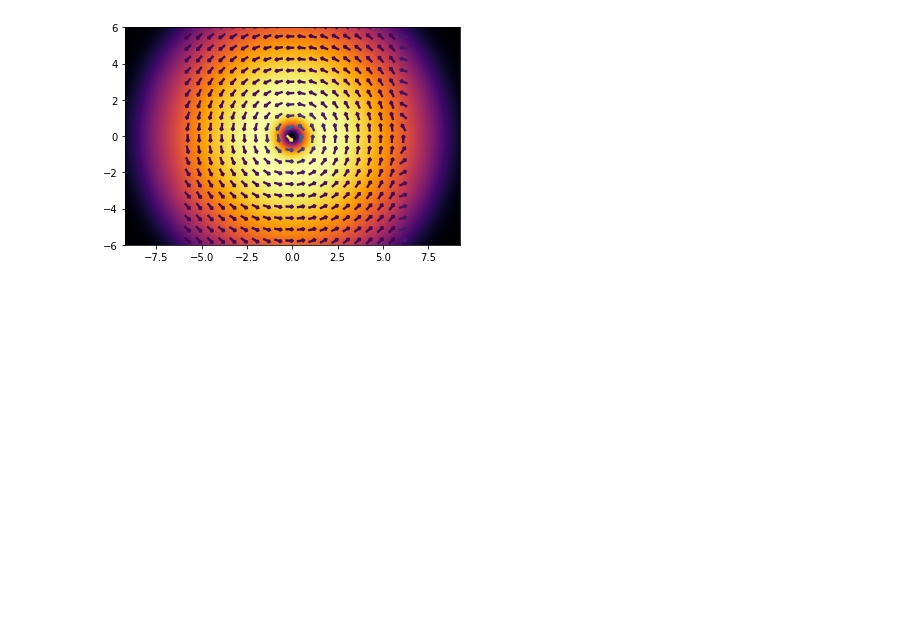
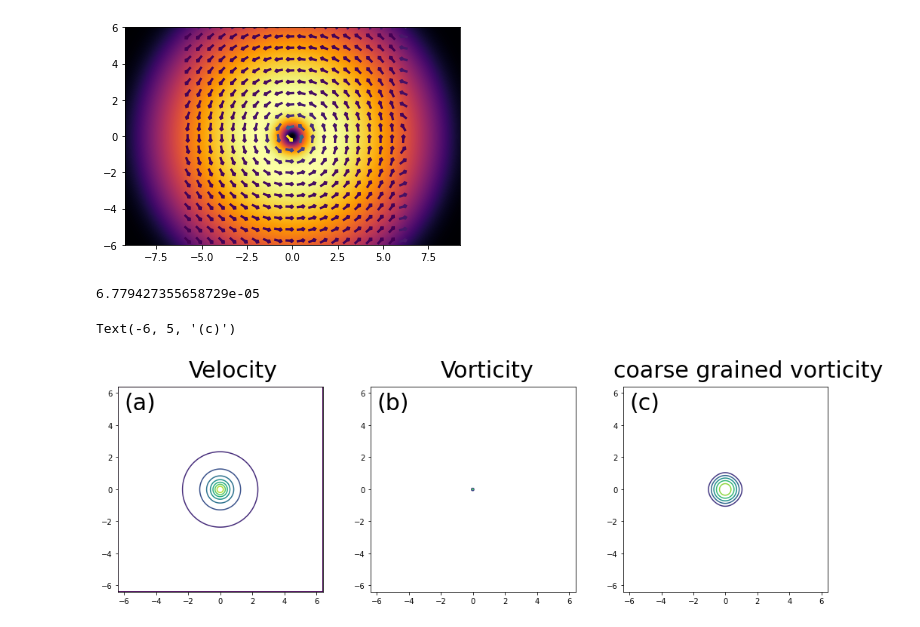
Before and after one commit to kishor1982/velocity_field, a Jupyter notebook: spin_current.ipynb, the cells around one changed output. Saved outputs shown, nothing was run; the diff lists cells and outputs as text; code cells hidden in the pictures; blank space fills up the shorter version.

```diff
--- a/spin_current.ipynb
+++ b/spin_current.ipynb
@@ -34,7 +34,7 @@ kx = reshape(kx1, (N,1))
 ky = reshape(ky1, (N,1))
 # %%
 # load complex data
-psi_r, psi_c = np.loadtxt('single.dat',usecols=(0, 1), unpack='True')
+psi_r, psi_c = np.loadtxt('/home/kishor/jupyter_nb/github/single.dat',usecols=(0, 1), unpack='True')
 
 psi = reshape(psi_r, (N, N)) + 1j*reshape(psi_c, (N, N))
 
@@ -87,0 +98,41 @@ axis(xyrange)
+# %%
+# Coarse Graining: vorticy from finite difference method
+dkx = 2*pi/L; dky = 2*pi/L
+V = hypot(sqrt(rho)*vx,sqrt(rho)*vy)
+# calculate the difference
+dvx1, dvy1 = np.gradient(real(sqrt(rho)*vx))
+dvx2, dvy2 = np.gradient(real(sqrt(rho)*vy))
+#
+xi = 0.5
+rad = 2*pi/(4*xi)
+mask = 1*(hypot(kx,ky.T) < rad)
+
+vort = (dvx2 - dvy1)
+vk = fft.fft2(vort)
+vkm = vk*mask
+norm_k = sqrt(sum(abs(vkm)**2)*dkx*dky)
+vki = real(fft.ifft2(vkm))
+
+norm1 = np.linalg.norm(vki)*dx
+norm = sqrt(sum(abs(vki)**2)*dx*dy)
+vk1 = real(vki)/norm
+
+print(abs(sum(real(vk1))*dx*dy))
+#print(norm)
+fig, ax = plt.subplots(nrows=1, ncols=3, figsize=(17,5))
+ax[0].contour(X, Y, (abs(V)),cmap='viridis')
+ax[0].set_aspect(1)
+ax[0].text(-2,7,'Velocity' , fontsize=30 )
+ax[0].text(-6,5,'(a)' , fontsize=30 )
+ax[1].contour(X, Y, (abs(vort)),cmap='viridis')
+ax[1].set_aspect(1)
+ax[1].text(-2,7,'Vorticity' , fontsize=30 )
+ax[1].text(-6,5,'(b)' , fontsize=30 )
+ax[2].contour(X, Y, (abs(vk1)),cmap='viridis')
+ax[2].set_aspect(1)
+ax[2].text(-7,7,'coarse grained vorticity' , fontsize=30 )
+ax[2].text(-6,5,'(c)' , fontsize=30 )
+# %% [output]
+6.779427355658729e-05
+Text(-6, 5, '(c)')
+[figure, added]
```
Also changed, not shown: parts of 1 cell of this notebook.
